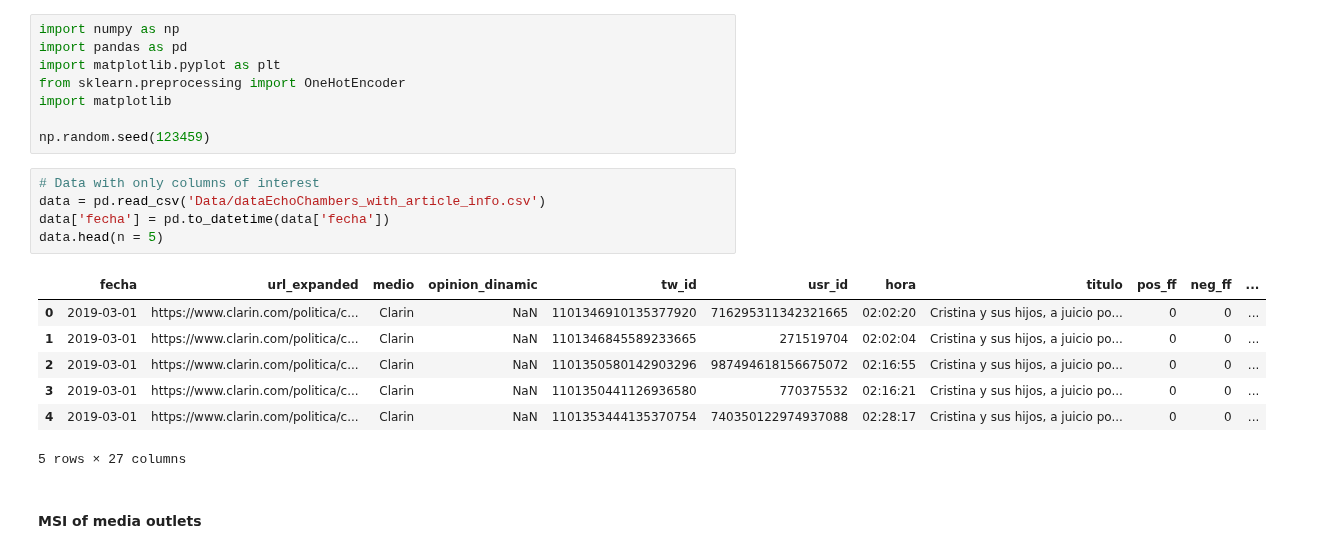
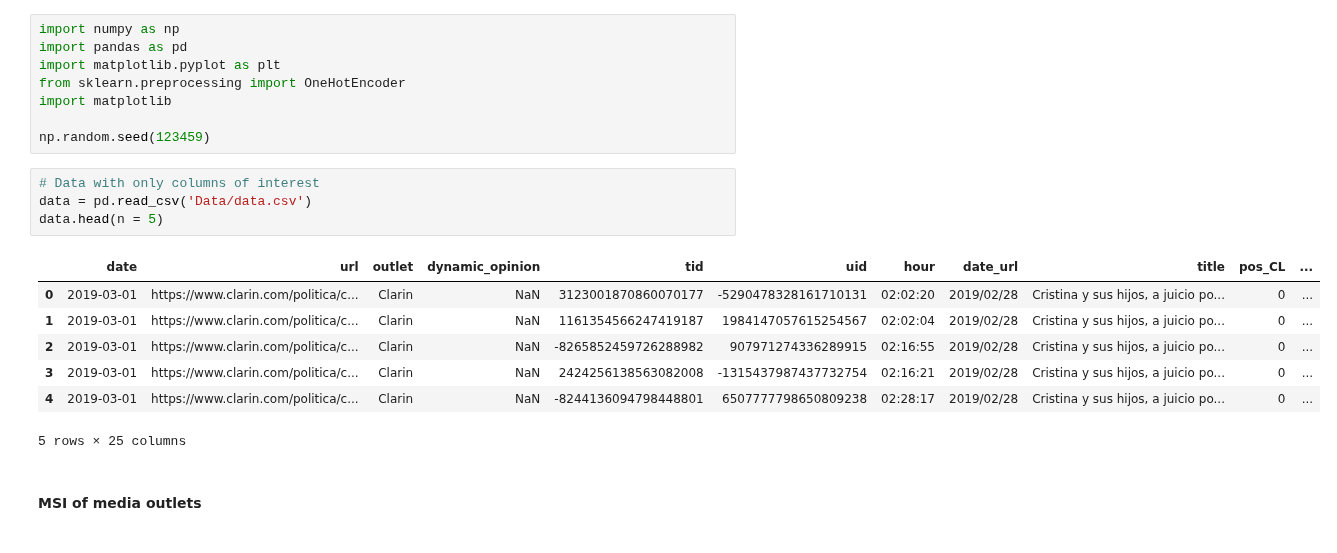
Before and after one commit to spinto88/MediaSharingIndex, a Jupyter notebook: MediaSharingIndex_and_SentimentBias.ipynb, the cells around one changed output. Drawn from its saved outputs; the diff is of its cells as text.

```diff
--- a/MediaSharingIndex_and_SentimentBias.ipynb
+++ b/MediaSharingIndex_and_SentimentBias.ipynb
@@ -10,17 +10,16 @@ import matplotlib
 np.random.seed(123459)
 # %%
 # Data with only columns of interest
-data = pd.read_csv('Data/dataEchoChambers_with_article_info.csv')
-data['fecha'] = pd.to_datetime(data['fecha'])
+data = pd.read_csv('Data/data.csv')
 data.head(n = 5)
 # %% [output]
-|  | fecha | url_expanded | medio | opinion_dinamic | tw_id | usr_id | hora | titulo | pos_ff | neg_ff | ... |
-| 0 | 2019-03-01 | https://www.clarin.com/politica/c... | Clarin | NaN | 1101346910135377920 | 716295311342321665 | 02:02:20 | Cristina y sus hijos, a juicio po... | 0 | 0 | ... |
-| 1 | 2019-03-01 | https://www.clarin.com/politica/c... | Clarin | NaN | 1101346845589233665 | 271519704 | 02:02:04 | Cristina y sus hijos, a juicio po... | 0 | 0 | ... |
-| 2 | 2019-03-01 | https://www.clarin.com/politica/c... | Clarin | NaN | 1101350580142903296 | 987494618156675072 | 02:16:55 | Cristina y sus hijos, a juicio po... | 0 | 0 | ... |
-| 3 | 2019-03-01 | https://www.clarin.com/politica/c... | Clarin | NaN | 1101350441126936580 | 770375532 | 02:16:21 | Cristina y sus hijos, a juicio po... | 0 | 0 | ... |
-| 4 | 2019-03-01 | https://www.clarin.com/politica/c... | Clarin | NaN | 1101353444135370754 | 740350122974937088 | 02:28:17 | Cristina y sus hijos, a juicio po... | 0 | 0 | ... |
+|  | date | url | outlet | dynamic_opinion | tid | uid | hour | date_url | title | pos_CL | ... |
+| 0 | 2019-03-01 | https://www.clarin.com/politica/c... | Clarin | NaN | 3123001870860070177 | -5290478328161710131 | 02:02:20 | 2019/02/28 | Cristina y sus hijos, a juicio po... | 0 | ... |
+| 1 | 2019-03-01 | https://www.clarin.com/politica/c... | Clarin | NaN | 1161354566247419187 | 1984147057615254567 | 02:02:04 | 2019/02/28 | Cristina y sus hijos, a juicio po... | 0 | ... |
+| 2 | 2019-03-01 | https://www.clarin.com/politica/c... | Clarin | NaN | -8265852459726288982 | 907971274336289915 | 02:16:55 | 2019/02/28 | Cristina y sus hijos, a juicio po... | 0 | ... |
+| 3 | 2019-03-01 | https://www.clarin.com/politica/c... | Clarin | NaN | 2424256138563082008 | -1315437987437732754 | 02:16:21 | 2019/02/28 | Cristina y sus hijos, a juicio po... | 0 | ... |
+| 4 | 2019-03-01 | https://www.clarin.com/politica/c... | Clarin | NaN | -8244136094798448801 | 6507777798650809238 | 02:28:17 | 2019/02/28 | Cristina y sus hijos, a juicio po... | 0 | ... |
-5 rows × 27 columns
+5 rows × 25 columns
 # %% [markdown]
 #### MSI of media outlets
 # %%
```
Also changed, not shown: parts of 6 cells of this notebook.
